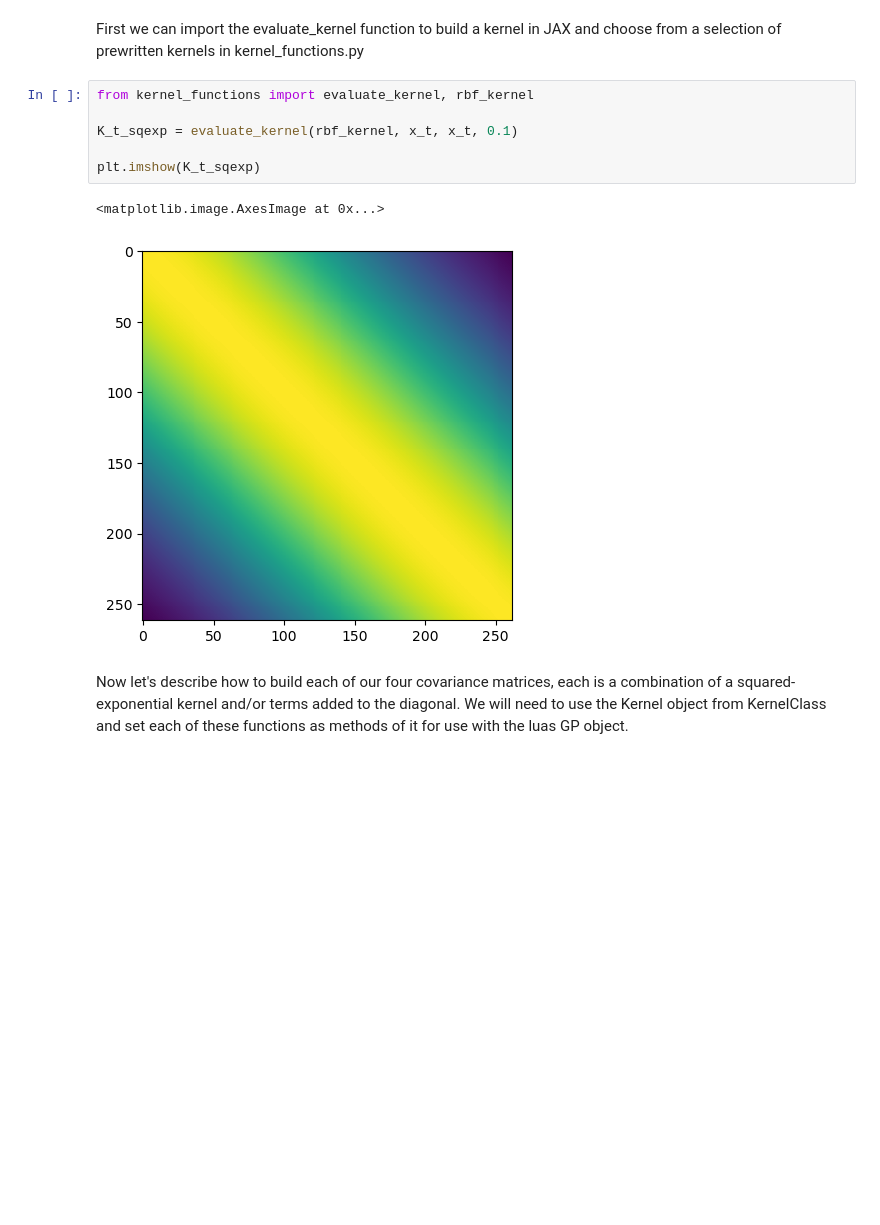
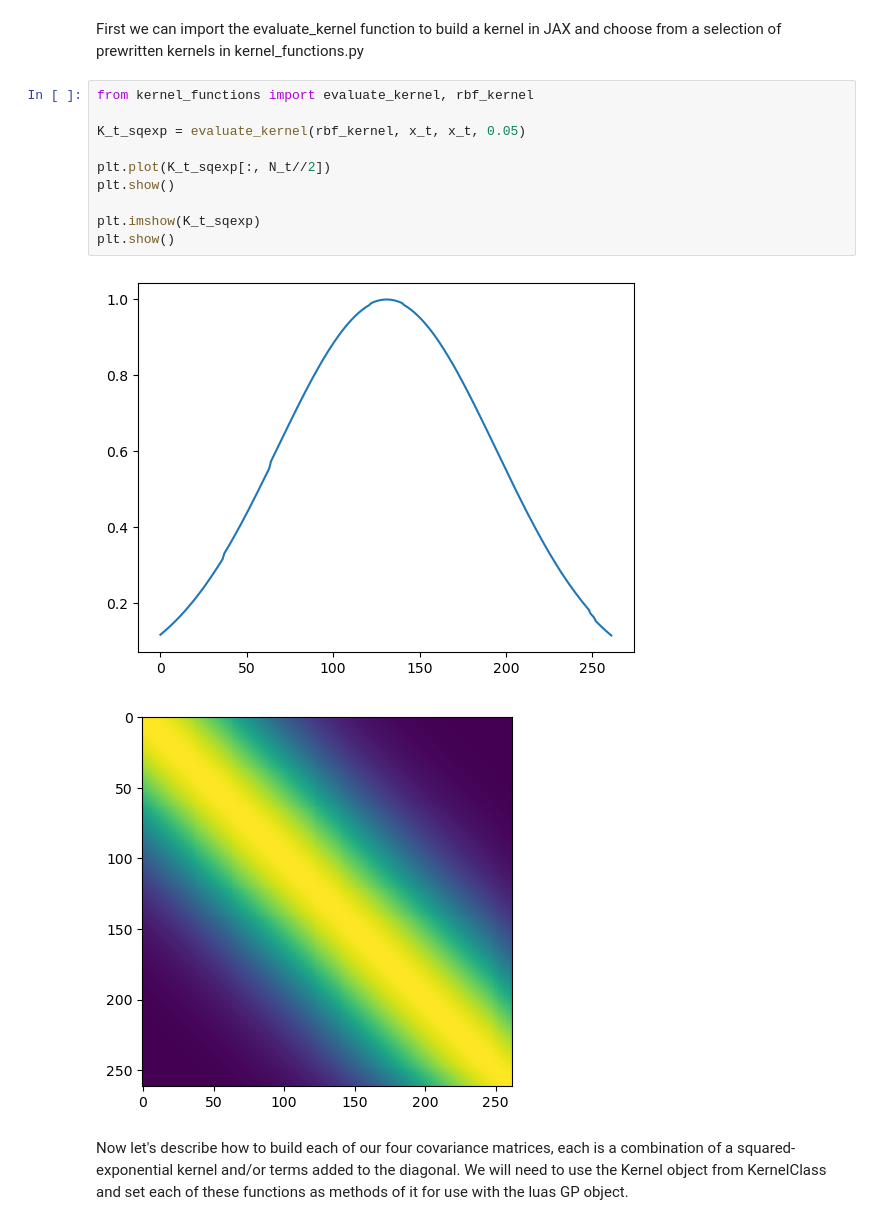
Before and after one commit to markfortune/luas, a Jupyter notebook: luas_tutorial.ipynb, the cells around one changed output. Drawn from its saved outputs; the diff is of its cells as text; blank space fills up the shorter version.

```diff
--- a/luas_tutorial.ipynb
+++ b/luas_tutorial.ipynb
@@ -118,12 +118,16 @@ First we can import the evaluate_kernel function to build a kernel in JAX and ch
 # %%
 from kernel_functions import evaluate_kernel, rbf_kernel
 
-K_t_sqexp = evaluate_kernel(rbf_kernel, x_t, x_t, 0.1)
+K_t_sqexp = evaluate_kernel(rbf_kernel, x_t, x_t, 0.05)
+
+plt.plot(K_t_sqexp[:, N_t//2])
+plt.show()
 
 plt.imshow(K_t_sqexp)
+plt.show()
 # %% [output]
-<matplotlib.image.AxesImage at 0x...>
-[figure, old version]
+[figure, new version]
+[figure, added]
 # %% [markdown]
 Now let's describe how to build each of our four covariance matrices, each is a combination of a squared-exponential kernel and/or terms added to the diagonal. We will need to use the Kernel object from KernelClass and set each of these functions as methods of it for use with the luas GP object.
 # %%
```
Also changed, not shown: parts of 11 cells of this notebook, 3 other files.
